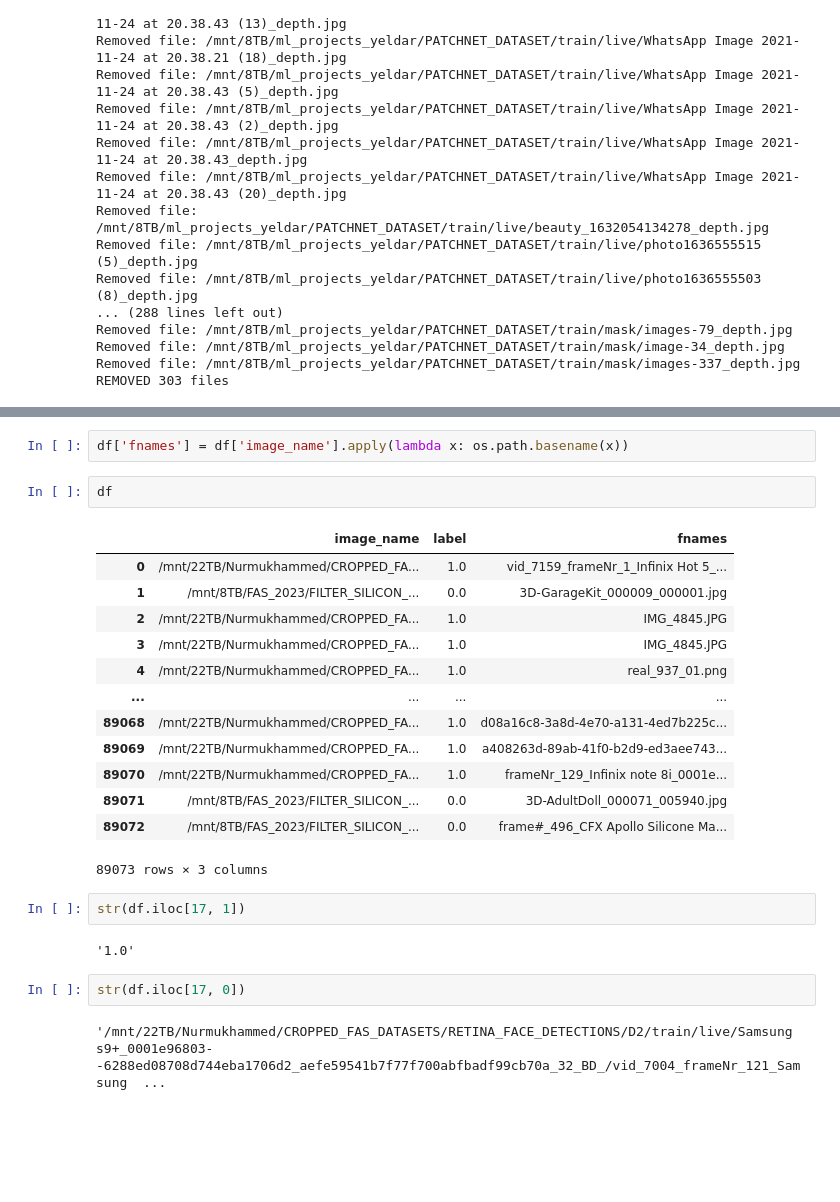
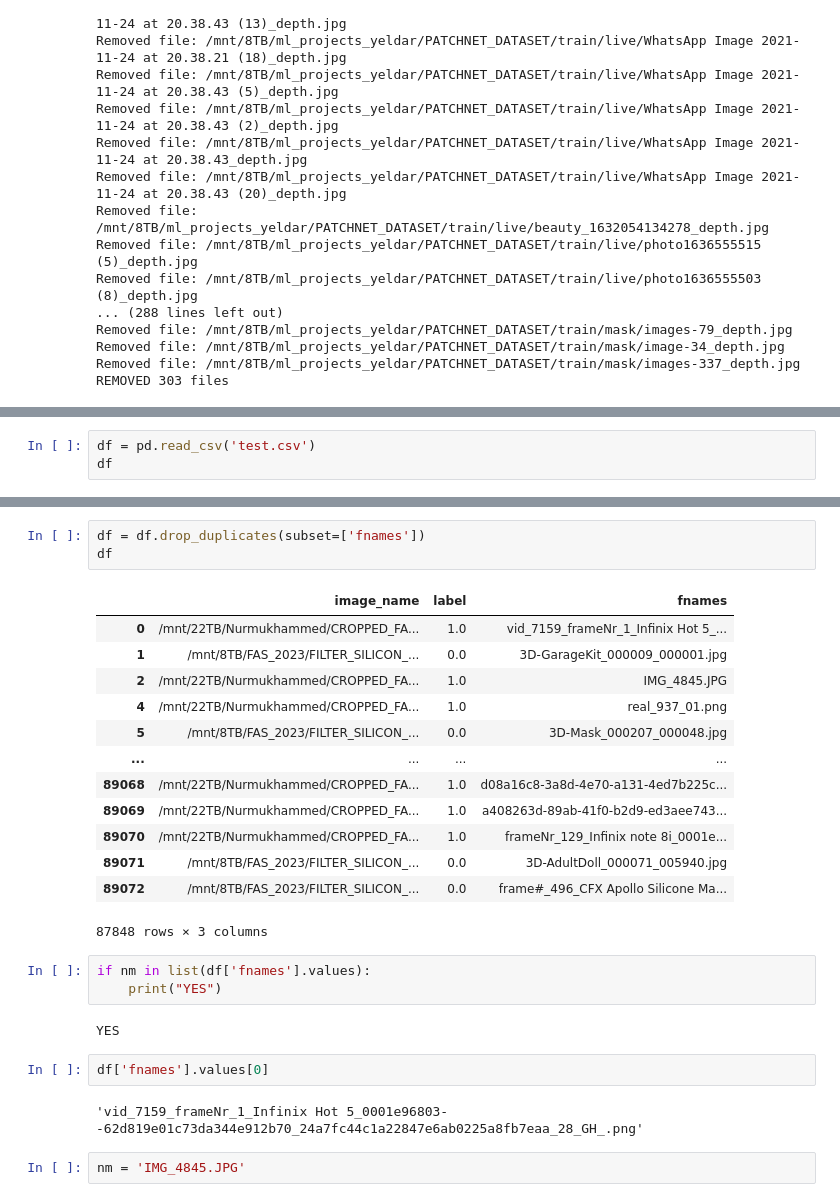
Before and after one commit to biometrickz/SSAN, a Jupyter notebook: Untitled.ipynb, the cells around one changed output, grey strips where cells are left out. Saved outputs shown, nothing was run; the diff lists cells and outputs as text; blank space fills up the shorter version.

```diff
--- a/Untitled.ipynb
+++ b/Untitled.ipynb
@@ -535,0 +590,3 @@ df
+# %%
+df = pd.read_csv('test.csv')
+df
@@ -552,26 +611,28 @@ df[df['label'] != 1]['image_name']
-# %%
-df['fnames'] = df['image_name'].apply(lambda x: os.path.basename(x))
-# %%
-df
-# %% [output]
-|  | image_name | label | fnames |
-| 0 | /mnt/22TB/Nurmukhammed/CROPPED_FA... | 1.0 | vid_7159_frameNr_1_Infinix Hot 5_... |
-| 1 | /mnt/8TB/FAS_2023/FILTER_SILICON_... | 0.0 | 3D-GarageKit_000009_000001.jpg |
-| 2 | /mnt/22TB/Nurmukhammed/CROPPED_FA... | 1.0 | IMG_4845.JPG |
-| 3 | /mnt/22TB/Nurmukhammed/CROPPED_FA... | 1.0 | IMG_4845.JPG |
-| 4 | /mnt/22TB/Nurmukhammed/CROPPED_FA... | 1.0 | real_937_01.png |
-| ... | ... | ... | ... |
-| 89068 | /mnt/22TB/Nurmukhammed/CROPPED_FA... | 1.0 | d08a16c8-3a8d-4e70-a131-4ed7b225c... |
-| 89069 | /mnt/22TB/Nurmukhammed/CROPPED_FA... | 1.0 | a408263d-89ab-41f0-b2d9-ed3aee743... |
-| 89070 | /mnt/22TB/Nurmukhammed/CROPPED_FA... | 1.0 | frameNr_129_Infinix note 8i_0001e... |
-| 89071 | /mnt/8TB/FAS_2023/FILTER_SILICON_... | 0.0 | 3D-AdultDoll_000071_005940.jpg |
-| 89072 | /mnt/8TB/FAS_2023/FILTER_SILICON_... | 0.0 | frame#_496_CFX Apollo Silicone Ma... |
-89073 rows × 3 columns
-# %%
-str(df.iloc[17, 1])
-# %% [output]
-'1.0'
-# %%
-str(df.iloc[17, 0])
-# %% [output]
-'/mnt/22TB/Nurmukhammed/CROPPED_FAS_DATASETS/RETINA_FACE_DETECTIONS/D2/train/live/Samsung s9+_0001e96803--6288ed08708d744eba1706d2_aefe59541b7f77f700abfbadf99cb70a_32_BD_/vid_7004_frameNr_121_Samsung  ...
+# %%
+df = df.drop_duplicates(subset=['fnames'])
+df
+# %% [output]
+|  | image_name | label | fnames |
+| 0 | /mnt/22TB/Nurmukhammed/CROPPED_FA... | 1.0 | vid_7159_frameNr_1_Infinix Hot 5_... |
+| 1 | /mnt/8TB/FAS_2023/FILTER_SILICON_... | 0.0 | 3D-GarageKit_000009_000001.jpg |
+| 2 | /mnt/22TB/Nurmukhammed/CROPPED_FA... | 1.0 | IMG_4845.JPG |
+| 4 | /mnt/22TB/Nurmukhammed/CROPPED_FA... | 1.0 | real_937_01.png |
+| 5 | /mnt/8TB/FAS_2023/FILTER_SILICON_... | 0.0 | 3D-Mask_000207_000048.jpg |
+| ... | ... | ... | ... |
+| 89068 | /mnt/22TB/Nurmukhammed/CROPPED_FA... | 1.0 | d08a16c8-3a8d-4e70-a131-4ed7b225c... |
+| 89069 | /mnt/22TB/Nurmukhammed/CROPPED_FA... | 1.0 | a408263d-89ab-41f0-b2d9-ed3aee743... |
+| 89070 | /mnt/22TB/Nurmukhammed/CROPPED_FA... | 1.0 | frameNr_129_Infinix note 8i_0001e... |
+| 89071 | /mnt/8TB/FAS_2023/FILTER_SILICON_... | 0.0 | 3D-AdultDoll_000071_005940.jpg |
+| 89072 | /mnt/8TB/FAS_2023/FILTER_SILICON_... | 0.0 | frame#_496_CFX Apollo Silicone Ma... |
+87848 rows × 3 columns
+# %%
+if nm in list(df['fnames'].values):
+    print("YES")
+# %% [output]
+YES
+# %%
+df['fnames'].values[0]
+# %% [output]
+'vid_7159_frameNr_1_Infinix Hot 5_0001e96803--62d819e01c73da344e912b70_24a7fc44c1a22847e6ab0225a8fb7eaa_28_GH_.png'
+# %%
+nm = 'IMG_4845.JPG'
```
Also changed, not shown: parts of 11 cells of this notebook, 8 other files.
